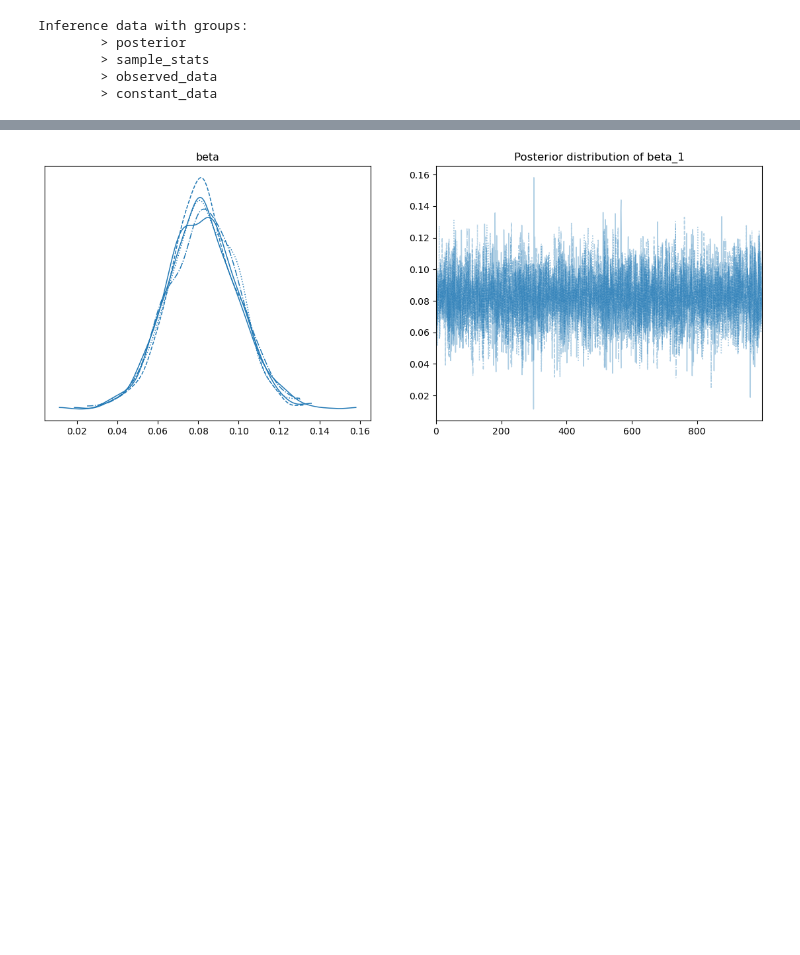
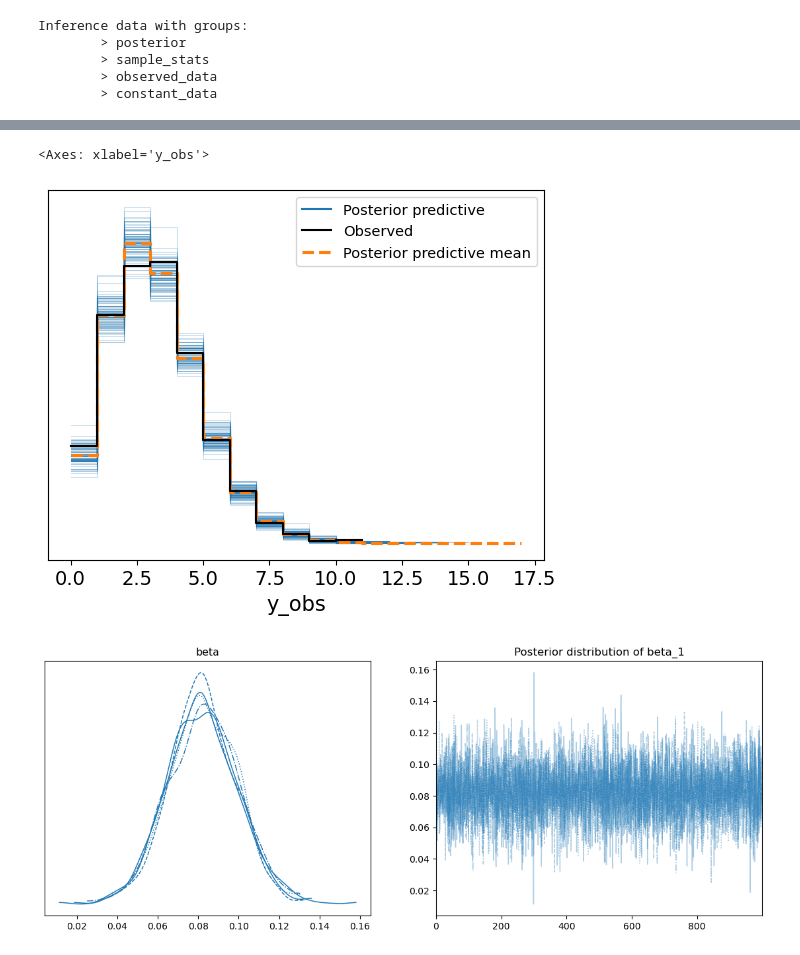
Before and after one commit to strojanski/ML-DS-I, a Jupyter notebook: hw6 - bayes/main.ipynb, the cells around one changed output, grey strips where cells are left out. Cells and saved outputs as stored; diff of their text form; code cells hidden in the pictures; blank space fills up the shorter version.

```diff
--- a/hw6 - bayes/main.ipynb
+++ b/hw6 - bayes/main.ipynb
@@ -94,3 +101,8 @@ array([[<Axes: title={'center': 'beta'}>,
+# %%
+az.plot_ppc(idata, num_pp_samples=100)
+# %% [output]
+<Axes: xlabel='y_obs'>
+[figure, added]
 # %%
 for i in range(1, 9):
     az.plot_trace(idata, coords={"beta_dim_0": i}, var_names=["beta"], figsize=(14, 5), combined=False)
```
Also changed, not shown: parts of 3 cells of this notebook, 3 other files.
